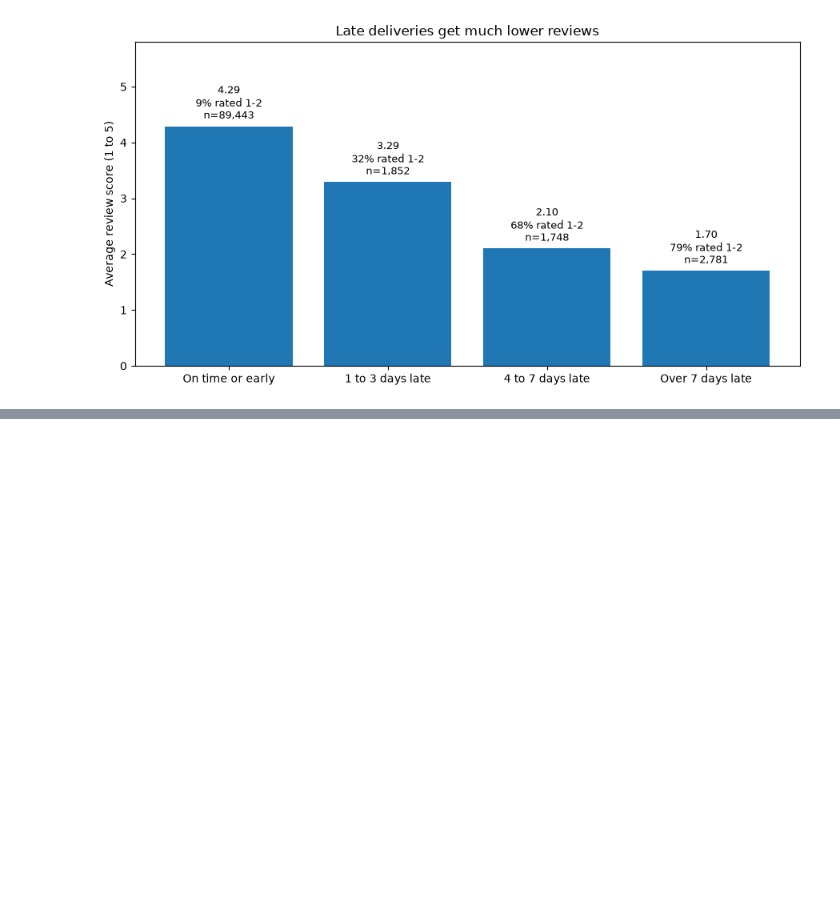
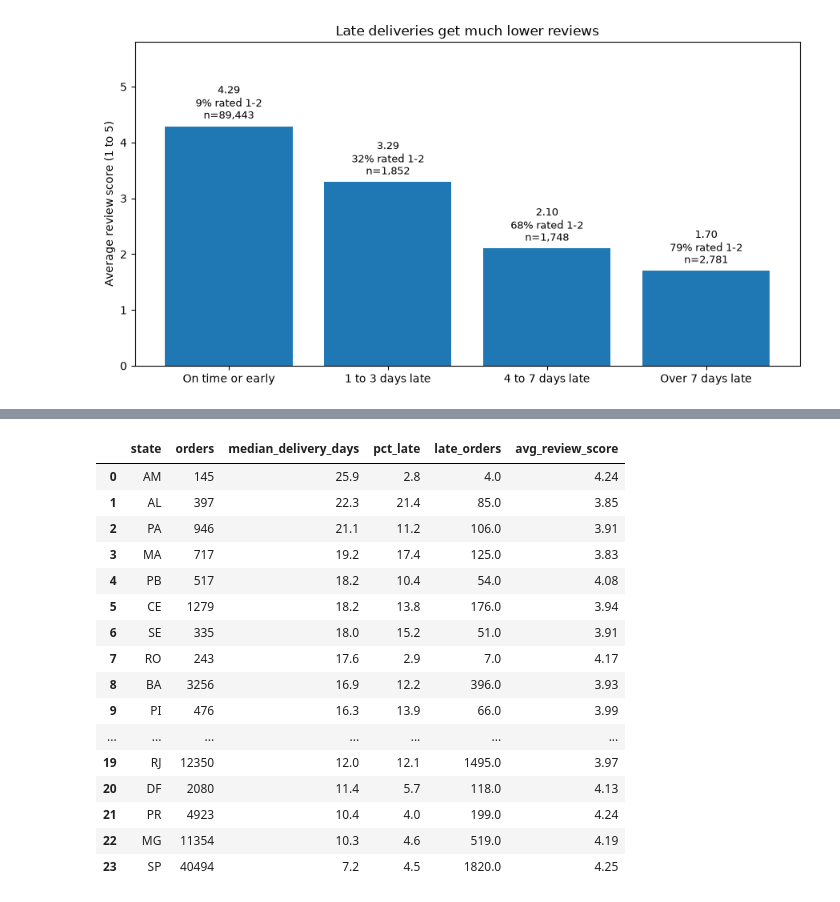
Before and after one commit to eQuaEnoo/olist-ecommerce-analysis, a Jupyter notebook: notebooks/01-explore.ipynb, the cells around one changed output, grey strips where cells are left out. Cells and saved outputs as stored; diff of their text form; code cells hidden in the pictures; blank space fills up the shorter version.

```diff
--- a/notebooks/01-explore.ipynb
+++ b/notebooks/01-explore.ipynb
@@ -364,0 +416,36 @@ plt.show()
+# %%
+delivery_by_state = con.execute("""
+    SELECT
+        c.customer_state AS state,
+        COUNT(*) AS orders,
+        ROUND(median(d.delivery_days), 1) AS median_delivery_days,
+        ROUND(100 * AVG((d.days_vs_estimate > 0)::INT), 1) AS pct_late,
+        SUM((d.days_vs_estimate > 0)::INT) AS late_orders,
+        ROUND(AVG(r.review_score), 2) AS avg_review_score
+    FROM delivered_orders d
+    JOIN customers c ON c.customer_id = d.customer_id
+    LEFT JOIN reviews_clean r ON r.order_id = d.order_id
+    GROUP BY 1
+    HAVING COUNT(*) >= 100
+    ORDER BY median_delivery_days DESC
+""").df()
+
+delivery_by_state
+# %% [output]
+|  | state | orders | median_delivery_days | pct_late | late_orders | avg_review_score |
+| 0 | AM | 145 | 25.9 | 2.8 | 4.0 | 4.24 |
+| 1 | AL | 397 | 22.3 | 21.4 | 85.0 | 3.85 |
+| 2 | PA | 946 | 21.1 | 11.2 | 106.0 | 3.91 |
+| 3 | MA | 717 | 19.2 | 17.4 | 125.0 | 3.83 |
+| 4 | PB | 517 | 18.2 | 10.4 | 54.0 | 4.08 |
+| 5 | CE | 1279 | 18.2 | 13.8 | 176.0 | 3.94 |
+| 6 | SE | 335 | 18.0 | 15.2 | 51.0 | 3.91 |
+| 7 | RO | 243 | 17.6 | 2.9 | 7.0 | 4.17 |
+| 8 | BA | 3256 | 16.9 | 12.2 | 396.0 | 3.93 |
+| 9 | PI | 476 | 16.3 | 13.9 | 66.0 | 3.99 |
+| ... | ... | ... | ... | ... | ... | ... |
+| 19 | RJ | 12350 | 12.0 | 12.1 | 1495.0 | 3.97 |
+| 20 | DF | 2080 | 11.4 | 5.7 | 118.0 | 4.13 |
+| 21 | PR | 4923 | 10.4 | 4.0 | 199.0 | 4.24 |
+| 22 | MG | 11354 | 10.3 | 4.6 | 519.0 | 4.19 |
+| 23 | SP | 40494 | 7.2 | 4.5 | 1820.0 | 4.25 |
```
Also changed, not shown: parts of 11 cells of this notebook, 3 other files.
